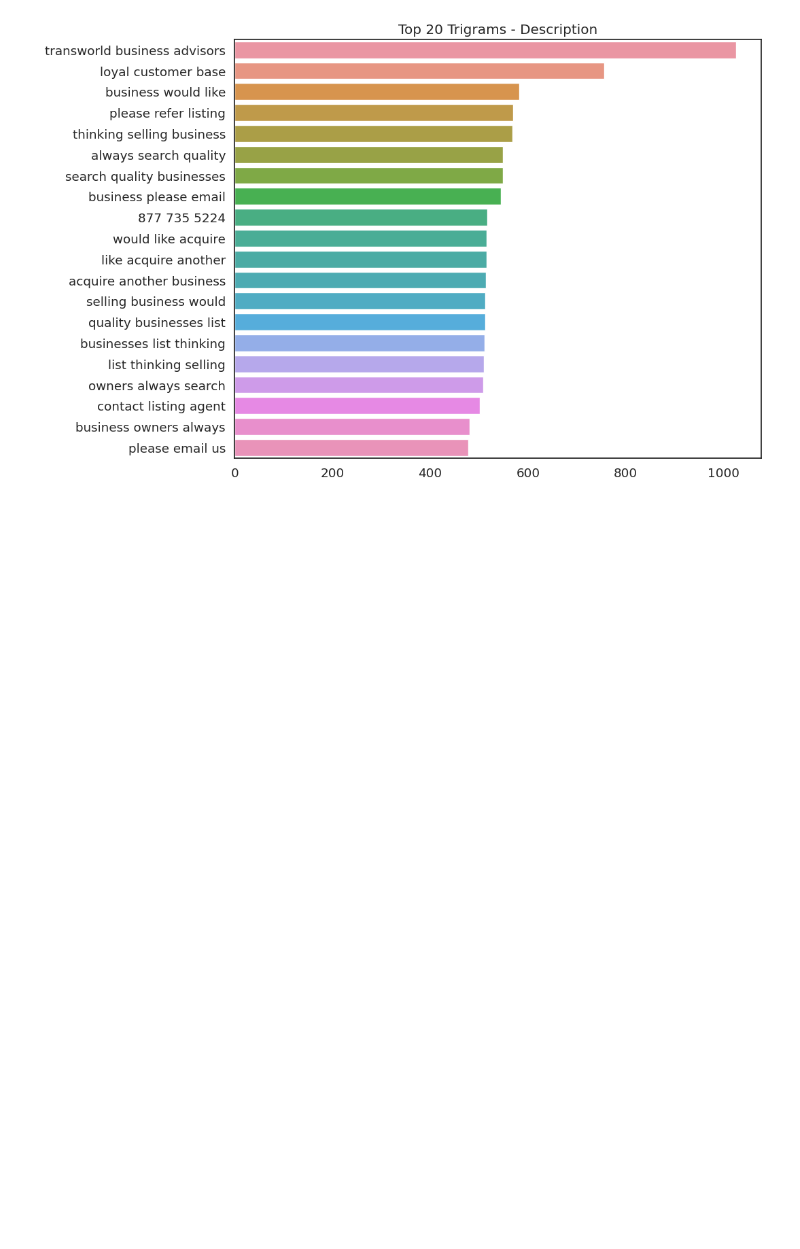
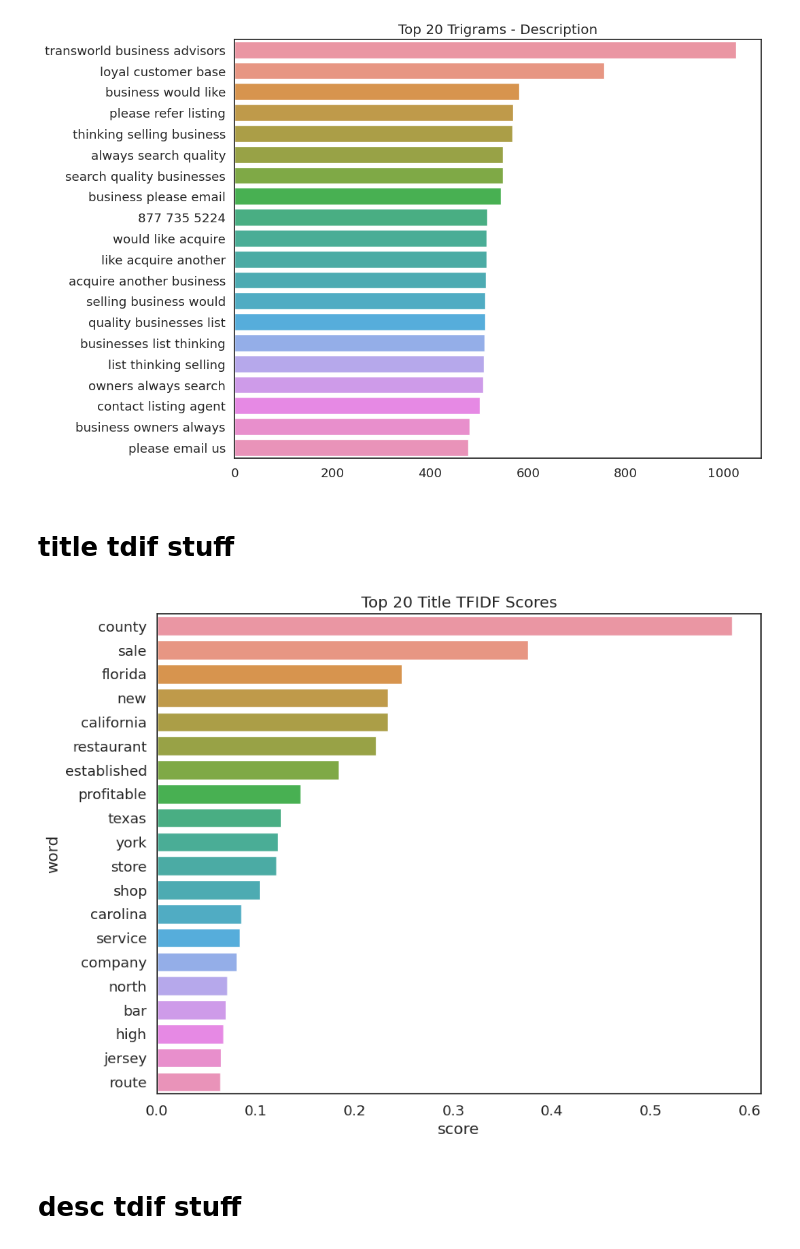
Before and after one commit to j-rig/ml-capstone, a Jupyter notebook: 12.5 Data Wrangling & Exploration 4.ipynb, the cells around one changed output. Drawn from its saved outputs; the diff is of its cells as text; code cells hidden in the pictures; blank space fills up the shorter version.

```diff
--- a/12.5 Data Wrangling & Exploration 4.ipynb
+++ b/12.5 Data Wrangling & Exploration 4.ipynb
@@ -287,3 +287,35 @@ plt.title("Top 20 Trigrams - Description")
 plt.show()
 # %% [output]
 [figure]
+# %% [markdown]
+# title tdif stuff
+# %%
+titles = ' '.join(list(df_in['title']))
+titles=titles.lower()
+titles_=titles.split()
+# %%
+stopwords_=stopwords+['bizbuysell', '-', 'business', '000']
+
+titles=[]
+for w in titles_:
+    if w not in stopwords_:
+        titles.append(w)
+# %%
+df2 = pd.DataFrame({"texts": [' '.join(titles)]})
+tfidf_vectorizer = TfidfVectorizer(ngram_range=[1, 1])
+tfidf_total = tfidf_vectorizer.fit_transform(df2["texts"])
+df_tfidf2 = pd.DataFrame(
+    tfidf_total.toarray(), columns=tfidf_vectorizer.get_feature_names(), index=df2.index
+)
+df_tfidf2=df_tfidf2.T
+df_tfidf2['words']=df_tfidf2.index
+df_tfidf2.columns=['score','word']
+df_tfidf2=df_tfidf2.sort_values('score',ascending=False)
+# %%
+sns.barplot(data=df_tfidf2.head(20), x="score", y="word", orient='h')
+plt.title("Top 20 Title TFIDF Scores")
+plt.show()
+# %% [output]
+[figure, added]
+# %% [markdown]
+# desc tdif stuff
```
Also changed, not shown: parts of 25 cells of this notebook, 2 other files.
